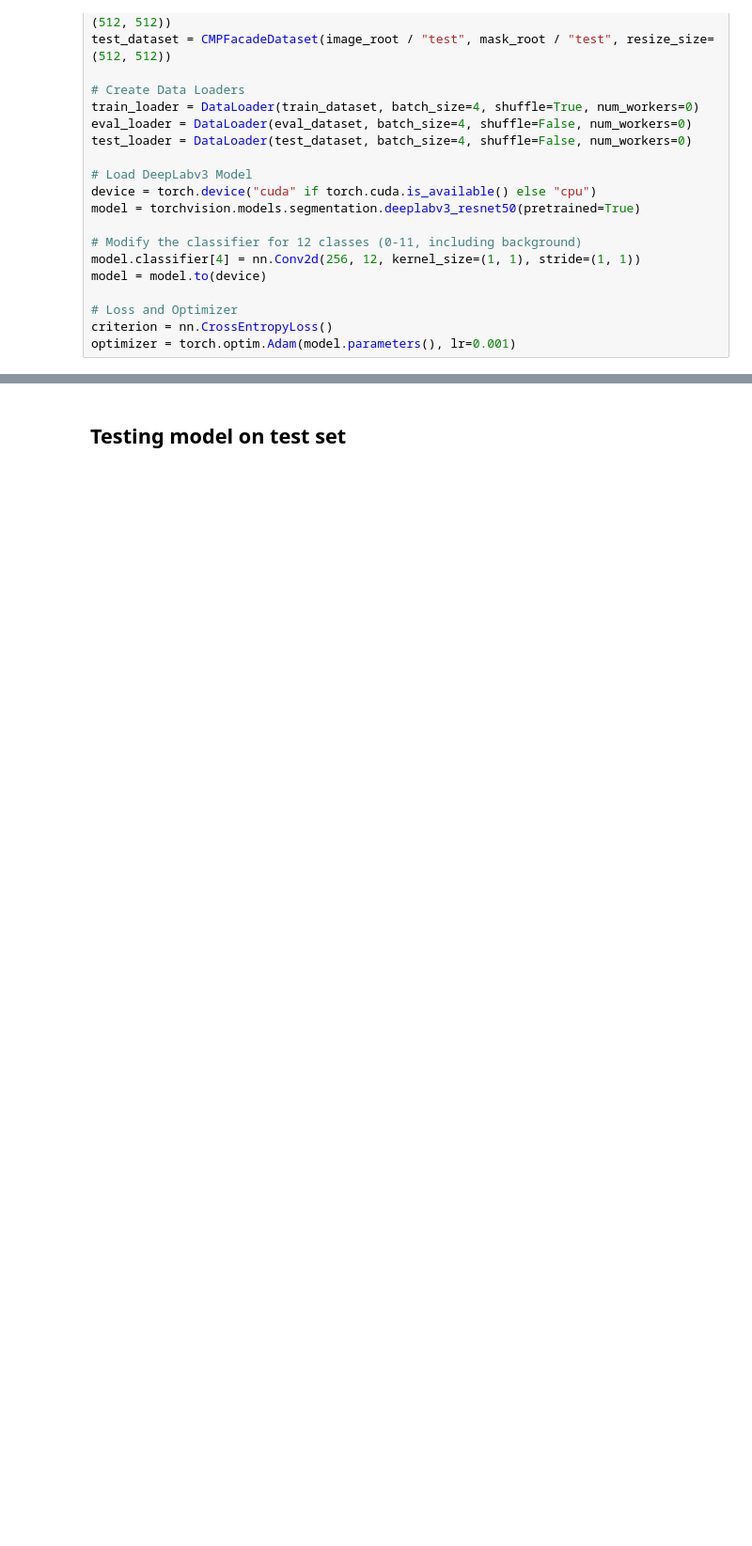
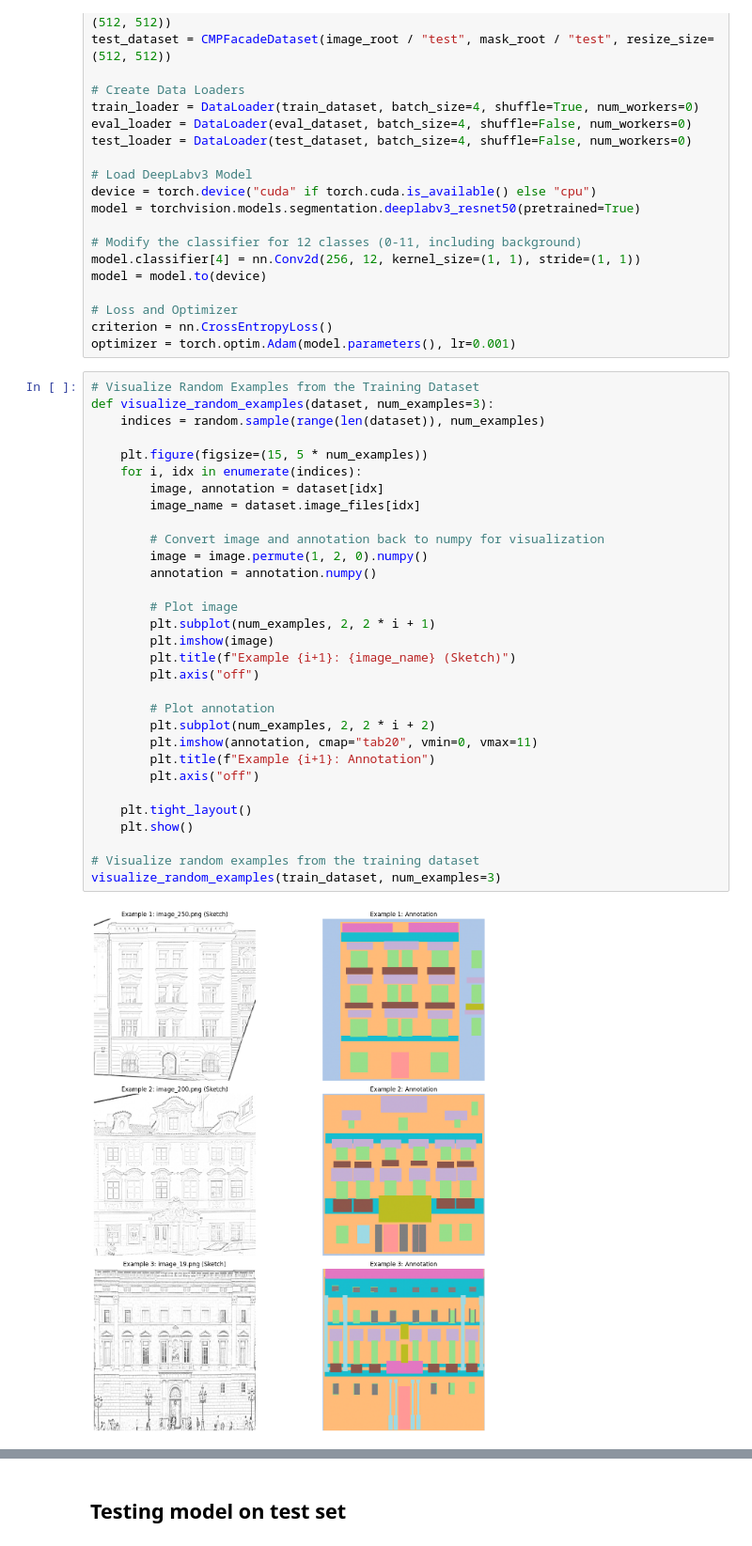
Before and after one commit to Appohh/facade-analysis-ai, a Jupyter notebook: notebooks/DeepLabv3.ipynb, the cells around one changed output, grey strips where cells are left out. Shown at 94% size. Saved outputs shown, nothing was run; the diff lists cells and outputs as text; blank space fills up the shorter version.

```diff
--- a/notebooks/DeepLabv3.ipynb
+++ b/notebooks/DeepLabv3.ipynb
@@ -112,6 +132,39 @@ model = model.to(device)
 # Loss and Optimizer
 criterion = nn.CrossEntropyLoss()
 optimizer = torch.optim.Adam(model.parameters(), lr=0.001)
+# %%
+# Visualize Random Examples from the Training Dataset
+def visualize_random_examples(dataset, num_examples=3):
+    indices = random.sample(range(len(dataset)), num_examples)
+
+    plt.figure(figsize=(15, 5 * num_examples))
+    for i, idx in enumerate(indices):
+        image, annotation = dataset[idx]
+        image_name = dataset.image_files[idx]
+
+        # Convert image and annotation back to numpy for visualization
+        image = image.permute(1, 2, 0).numpy()
+        annotation = annotation.numpy()
+
+        # Plot image
+        plt.subplot(num_examples, 2, 2 * i + 1)
+        plt.imshow(image)
+        plt.title(f"Example {i+1}: {image_name} (Sketch)")
+        plt.axis("off")
+
+        # Plot annotation
+        plt.subplot(num_examples, 2, 2 * i + 2)
+        plt.imshow(annotation, cmap="tab20", vmin=0, vmax=11)
+        plt.title(f"Example {i+1}: Annotation")
+        plt.axis("off")
+
+    plt.tight_layout()
+    plt.show()
+
+# Visualize random examples from the training dataset
+visualize_random_examples(train_dataset, num_examples=3)
+# %% [output]
+[figure, added]
 # %%
 # --- Training ---
 num_epochs = 20
```
Also changed, not shown: parts of 7 cells of this notebook, 5 other files.
